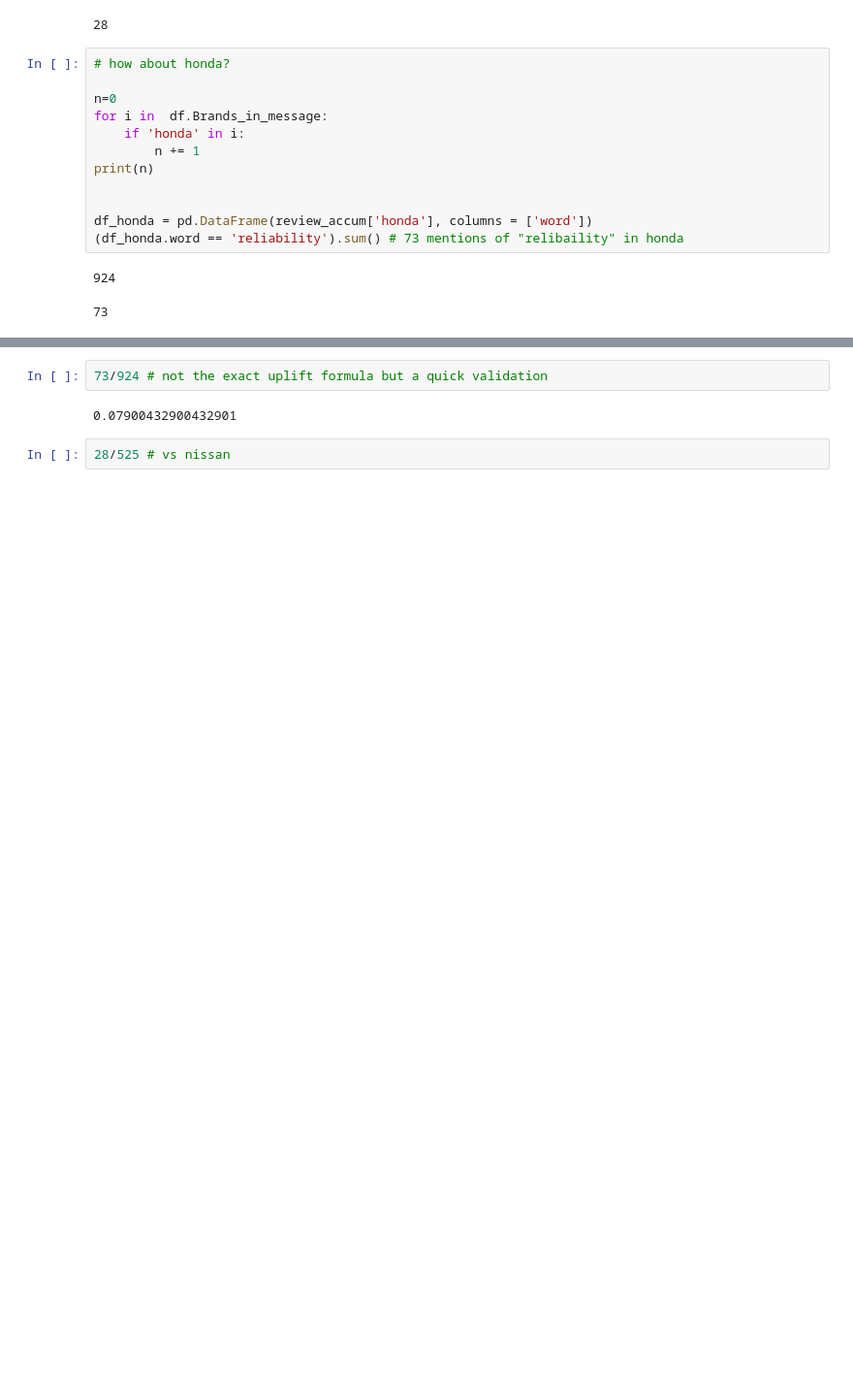
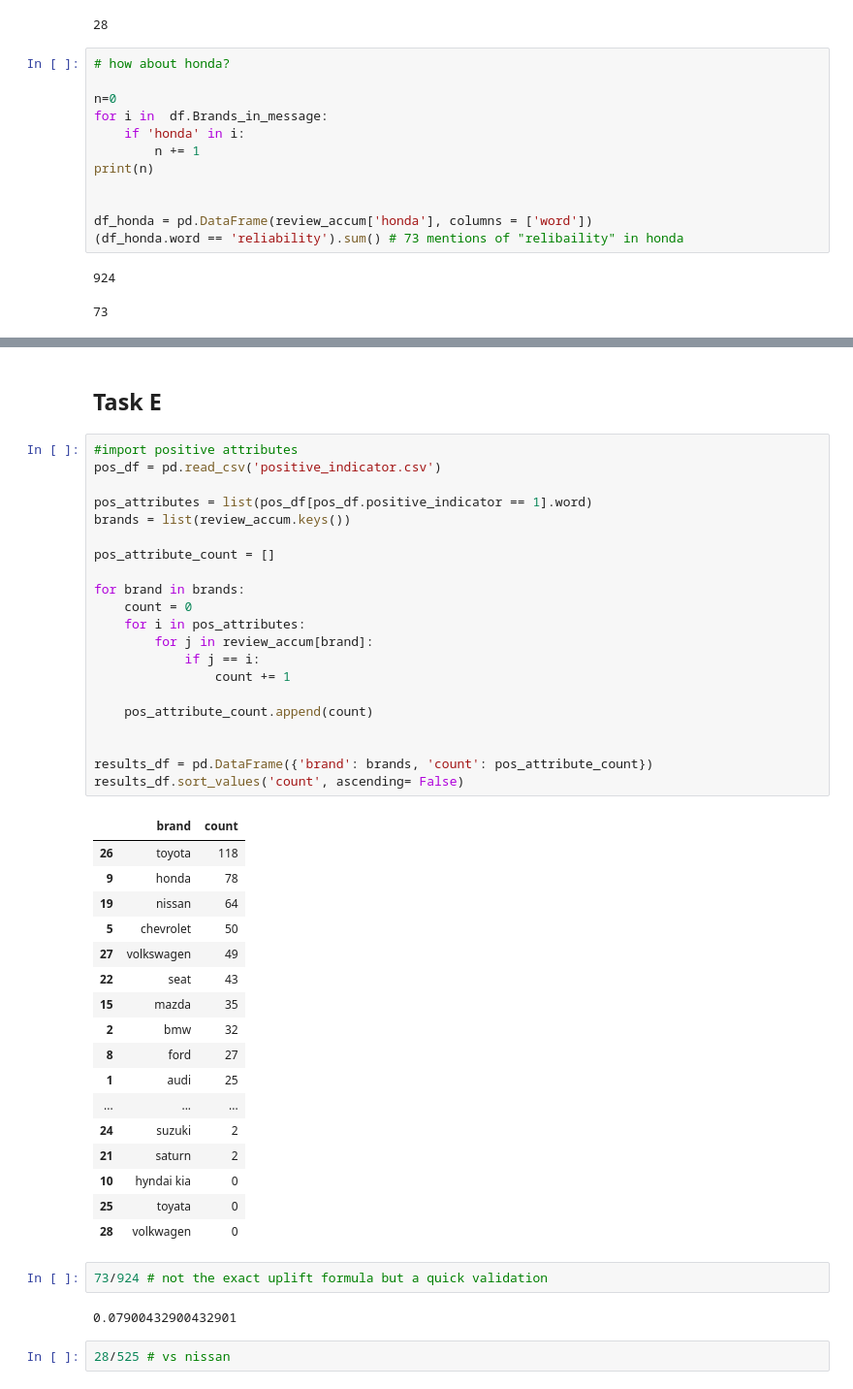
Before and after one commit to zack-tan/car-forums-text-analysis, a Jupyter notebook: tasks_c_d _ carlos.ipynb, the cells around one changed output, grey strips where cells are left out. Shown at 97% size. Saved outputs shown, nothing was run; the diff lists cells and outputs as text; blank space fills up the shorter version.

Commit message:
preliminary task e stuff
csv: 1 for positive attributes
code: dataframe, count of positive attributes for each brand

```diff
--- a/tasks_c_d _ carlos.ipynb
+++ b/tasks_c_d _ carlos.ipynb
@@ -263,3 +316,44 @@ df_honda = pd.DataFrame(review_accum['honda'], columns = ['word'])
+# %% [markdown]
+## Task E
+# %%
+#import positive attributes
+pos_df = pd.read_csv('positive_indicator.csv')
+
+pos_attributes = list(pos_df[pos_df.positive_indicator == 1].word)
+brands = list(review_accum.keys())
+
+pos_attribute_count = []
+
+for brand in brands:
+    count = 0
+    for i in pos_attributes:
+        for j in review_accum[brand]:
+            if j == i:
+                count += 1
+
+    pos_attribute_count.append(count)
+
+
+results_df = pd.DataFrame({'brand': brands, 'count': pos_attribute_count})
+results_df.sort_values('count', ascending= False)
+# %% [output]
+|  | brand | count |
+| 26 | toyota | 118 |
+| 9 | honda | 78 |
+| 19 | nissan | 64 |
+| 5 | chevrolet | 50 |
+| 27 | volkswagen | 49 |
+| 22 | seat | 43 |
+| 15 | mazda | 35 |
+| 2 | bmw | 32 |
+| 8 | ford | 27 |
+| 1 | audi | 25 |
+| ... | ... | ... |
+| 24 | suzuki | 2 |
+| 21 | saturn | 2 |
+| 10 | hyndai kia | 0 |
+| 25 | toyata | 0 |
+| 28 | volkwagen | 0 |
 # %%
 73/924 # not the exact uplift formula but a quick validation
 # %% [output]
```
Also changed, not shown: parts of 3 cells of this notebook, 1 other file.
